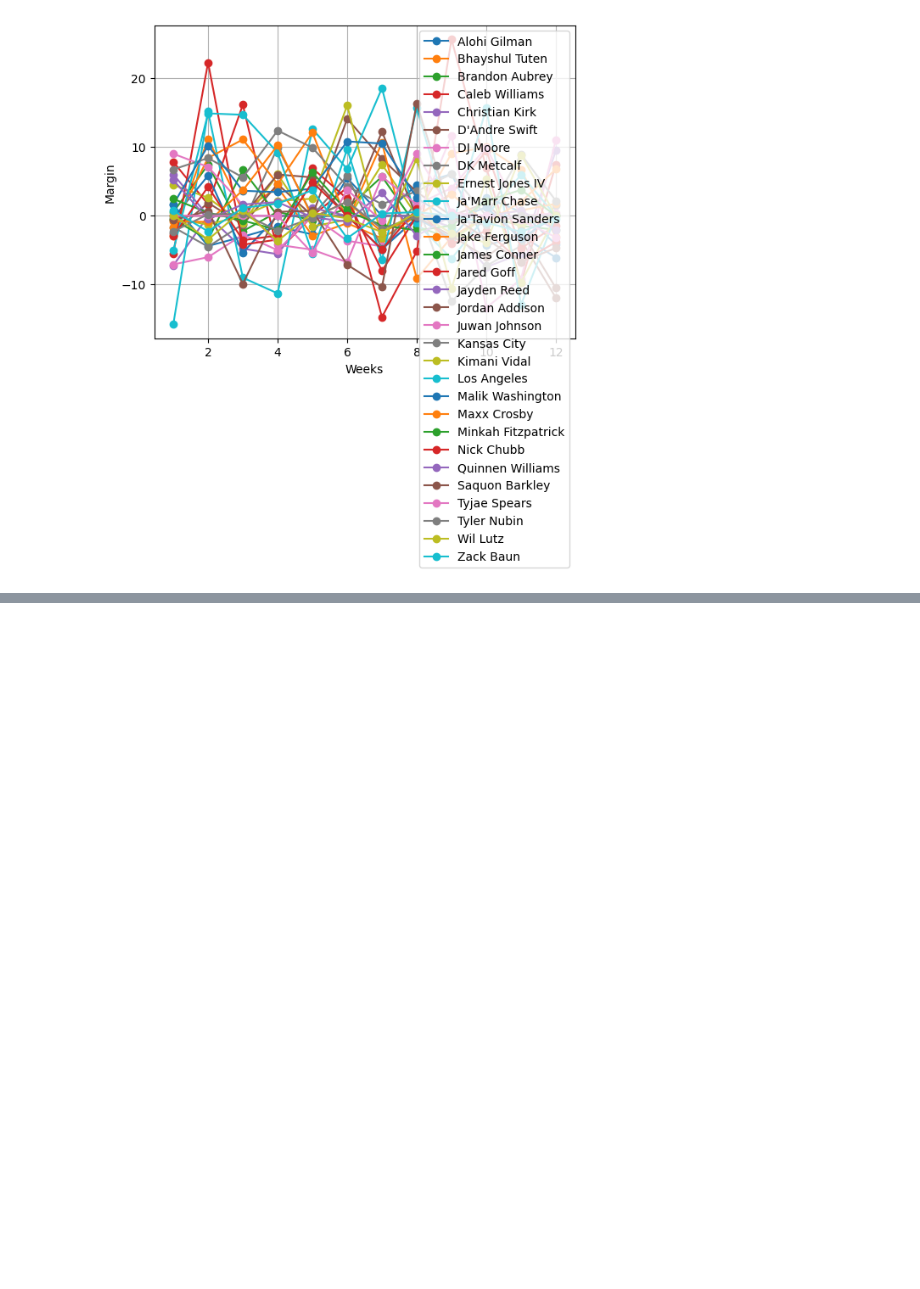
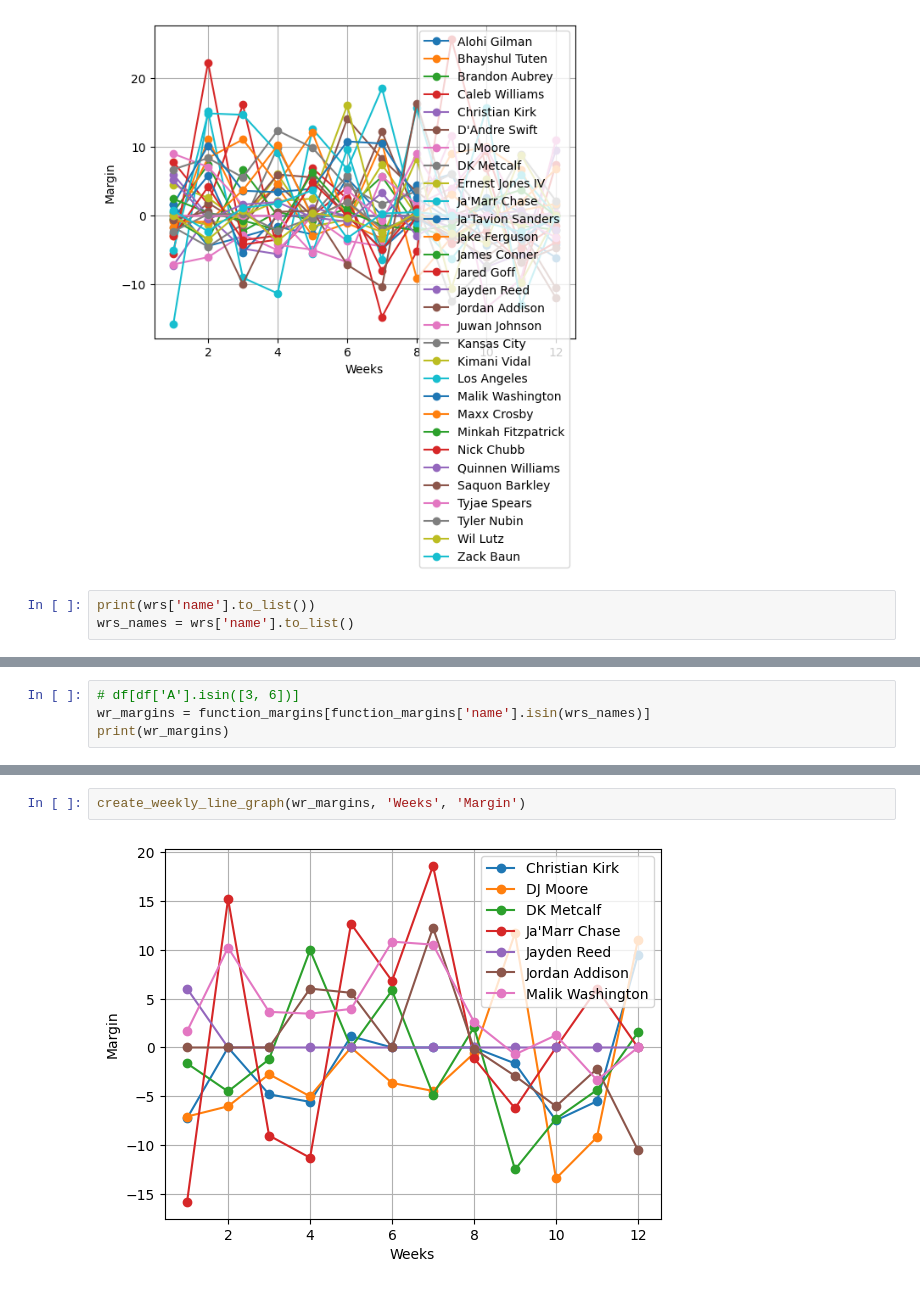
Before and after one commit to AidanNowa/fantasy_football_analytics, a Jupyter notebook: notebooks/function_testing.ipynb, the cells around one changed output, grey strips where cells are left out. Drawn from its saved outputs; the diff is of its cells as text; blank space fills up the shorter version.

```diff
--- a/notebooks/function_testing.ipynb
+++ b/notebooks/function_testing.ipynb
@@ -279,3 +287,6 @@ print(function_margins)
 create_weekly_line_graph(function_margins, 'Weeks', 'Margin')
 # %% [output]
 [figure]
+# %%
+print(wrs['name'].to_list())
+wrs_names = wrs['name'].to_list()
@@ -281,0 +295,4 @@ create_weekly_line_graph(function_margins, 'Weeks', 'Margin')
+# %%
+# df[df['A'].isin([3, 6])]
+wr_margins = function_margins[function_margins['name'].isin(wrs_names)]
+print(wr_margins)
@@ -281,0 +317,4 @@ create_weekly_line_graph(function_margins, 'Weeks', 'Margin')
+# %%
+create_weekly_line_graph(wr_margins, 'Weeks', 'Margin')
+# %% [output]
+[figure, added]
```
Also changed, not shown: parts of 10 cells of this notebook, 1 other file.
